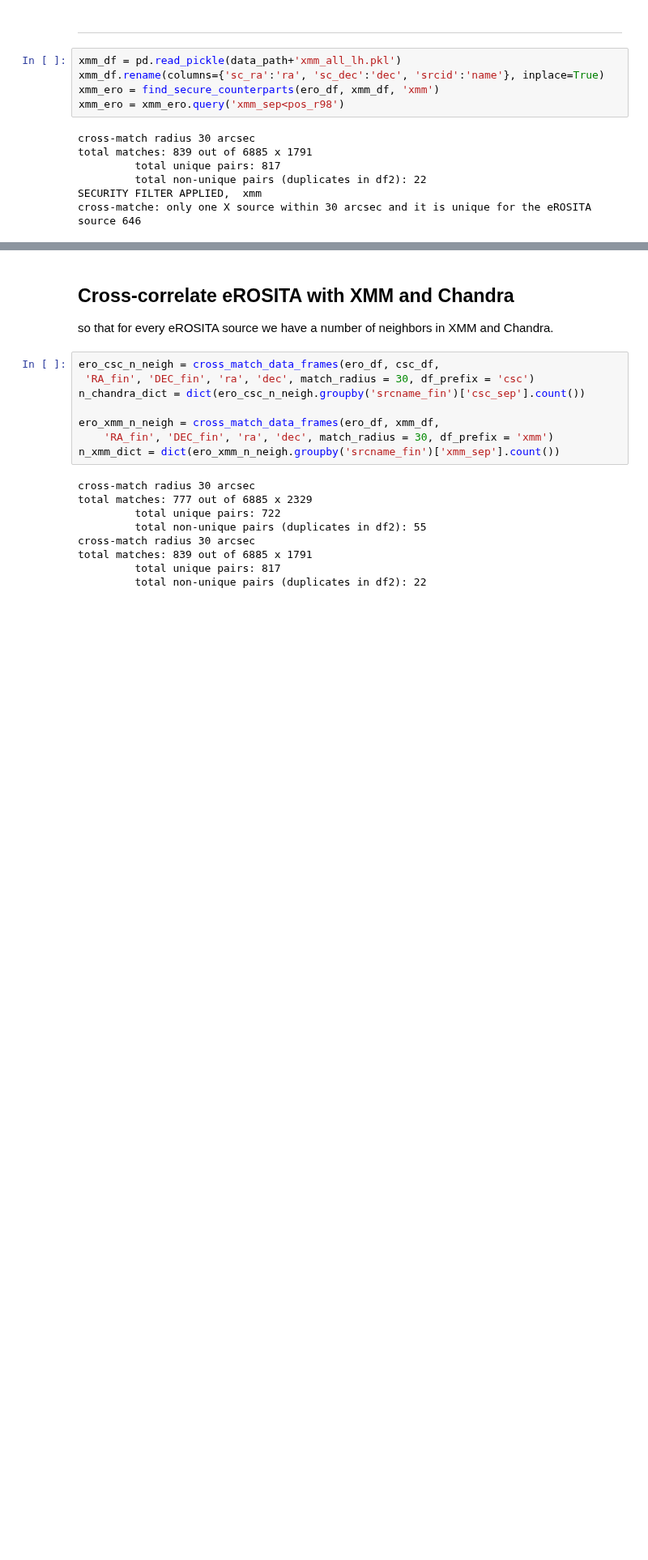
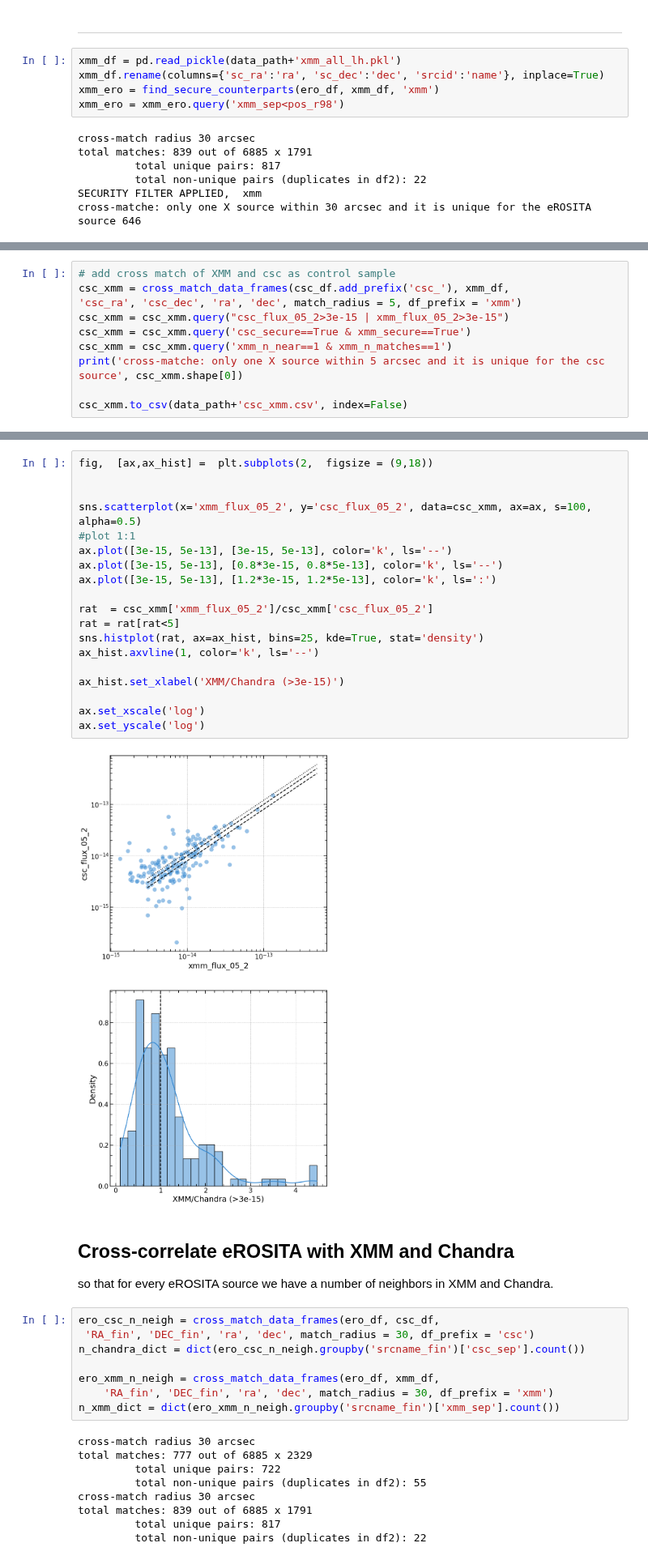
Before and after one commit to SergeiDBykov/lockman_hole, a Jupyter notebook: 2_desi-validation-catalog/3_ero-csc-xmm-counterparts.ipynb, the cells around one changed output, grey strips where cells are left out. Shown at 81% size. Cells and saved outputs as stored; diff of their text form; blank space fills up the shorter version.

Commit message:
added csc and xmm cross-match (control sample)

```diff
--- a/2_desi-validation-catalog/3_ero-csc-xmm-counterparts.ipynb
+++ b/2_desi-validation-catalog/3_ero-csc-xmm-counterparts.ipynb
@@ -101,0 +87,10 @@ Name: srcname_fin, Length: 146, dtype: object
+# %%
+# add cross match of XMM and csc as control sample
+csc_xmm = cross_match_data_frames(csc_df.add_prefix('csc_'), xmm_df,
+'csc_ra', 'csc_dec', 'ra', 'dec', match_radius = 5, df_prefix = 'xmm')
+csc_xmm = csc_xmm.query("csc_flux_05_2>3e-15 | xmm_flux_05_2>3e-15")
+csc_xmm = csc_xmm.query('csc_secure==True & xmm_secure==True')
+csc_xmm = csc_xmm.query('xmm_n_near==1 & xmm_n_matches==1')
+print('cross-matche: only one X source within 5 arcsec and it is unique for the csc source', csc_xmm.shape[0])
+
+csc_xmm.to_csv(data_path+'csc_xmm.csv', index=False)
@@ -102,3 +103,24 @@ Name: srcname_fin, Length: 146, dtype: object
+# %%
+fig,  [ax,ax_hist] =  plt.subplots(2,  figsize = (9,18))
+
+
+sns.scatterplot(x='xmm_flux_05_2', y='csc_flux_05_2', data=csc_xmm, ax=ax, s=100, alpha=0.5)
+#plot 1:1
+ax.plot([3e-15, 5e-13], [3e-15, 5e-13], color='k', ls='--')
+ax.plot([3e-15, 5e-13], [0.8*3e-15, 0.8*5e-13], color='k', ls='--')
+ax.plot([3e-15, 5e-13], [1.2*3e-15, 1.2*5e-13], color='k', ls=':')
+
+rat  = csc_xmm['xmm_flux_05_2']/csc_xmm['csc_flux_05_2']
+rat = rat[rat<5]
+sns.histplot(rat, ax=ax_hist, bins=25, kde=True, stat='density')
+ax_hist.axvline(1, color='k', ls='--')
+
+ax_hist.set_xlabel('XMM/Chandra (>3e-15)')
+
+ax.set_xscale('log')
+ax.set_yscale('log')
+# %% [output]
+[figure, added]
 # %% [markdown]
 ## Cross-correlate eROSITA with XMM and Chandra
 
```
Also changed, not shown: parts of 3 cells of this notebook.
